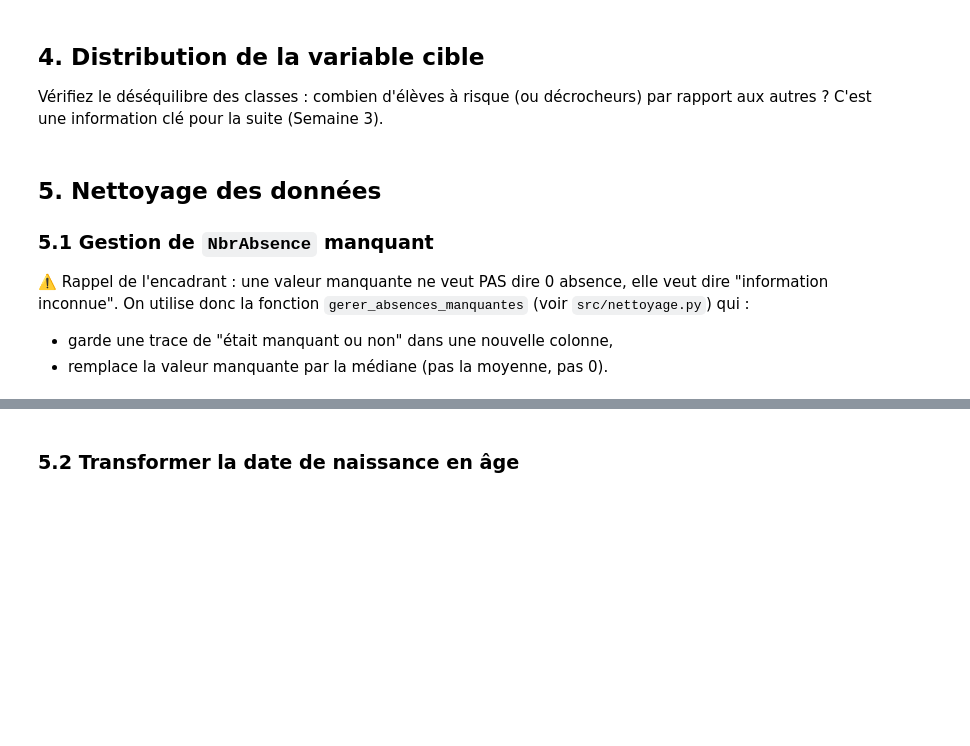
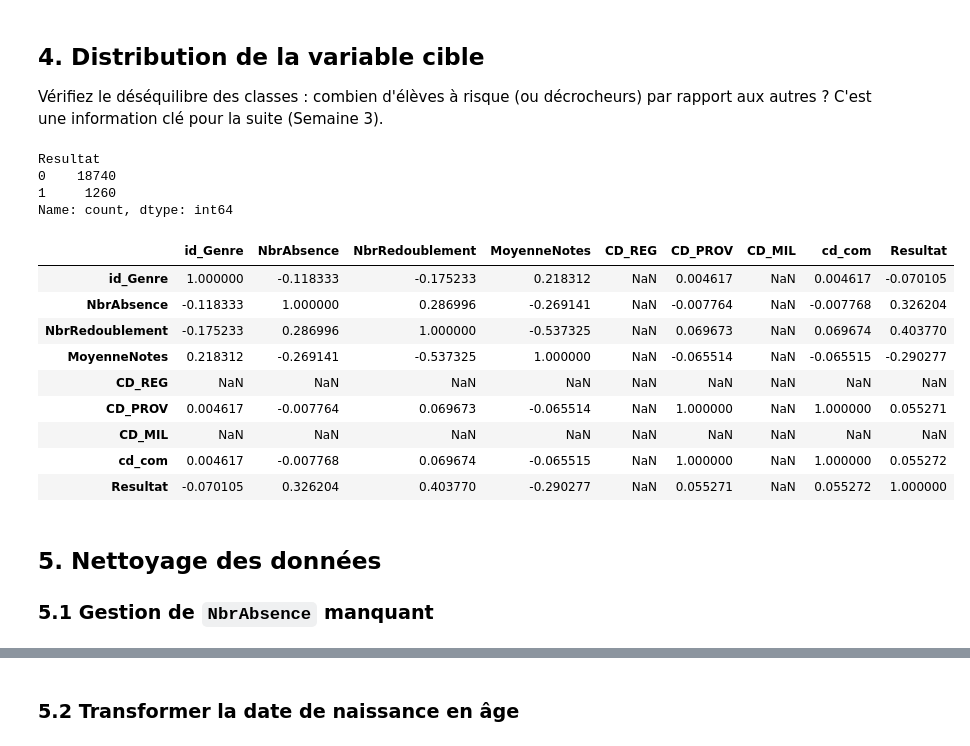
Before and after one commit to ouiamouatat26-gif/dropoutia, a Jupyter notebook: notebooks/01_exploration_nettoyage.ipynb, the cells around one changed output, grey strips where cells are left out. Drawn from its saved outputs; the diff is of its cells as text; code cells hidden in the pictures; blank space fills up the shorter version.

Commit message:
Nettoyage des deux jeux de donnees termine

```diff
--- a/notebooks/01_exploration_nettoyage.ipynb
+++ b/notebooks/01_exploration_nettoyage.ipynb
@@ -8,3 +8,13 @@ Ce notebook fait deux choses :
 À chaque étape, lisez le commentaire avant d'exécuter la cellule.
 # %% [markdown]
 ## 1. Chargement des données brutes
+# %%
+import pandas as pd
+import numpy as np
+import sys
+sys.path.append("../src")
+import nettoyage
+
+df = pd.read_excel("../data/raw/decrochage_19072026.xlsx")
+print(df.shape)
+df.head()
@@ -27,16 +94,29 @@ par rapport aux autres ? C'est une information clé pour la suite (Semaine 3).
 # Adaptez le nom de la colonne cible selon votre fichier
 # (id_niveauRisqueInit pour le risque, Resultat pour le décrochage)
 df['Resultat'].value_counts()
+# %% [output]
+Resultat
+0    18740
+1     1260
+Name: count, dtype: int64
+# %%
+# 1. Corrélations entre variables numériques
+df.corr(numeric_only=True)
+# %% [output]
+|  | id_Genre | NbrAbsence | NbrRedoublement | MoyenneNotes | CD_REG | CD_PROV | CD_MIL | cd_com | Resultat |
+| id_Genre | 1.000000 | -0.118333 | -0.175233 | 0.218312 | NaN | 0.004617 | NaN | 0.004617 | -0.070105 |
+| NbrAbsence | -0.118333 | 1.000000 | 0.286996 | -0.269141 | NaN | -0.007764 | NaN | -0.007768 | 0.326204 |
+| NbrRedoublement | -0.175233 | 0.286996 | 1.000000 | -0.537325 | NaN | 0.069673 | NaN | 0.069674 | 0.403770 |
+| MoyenneNotes | 0.218312 | -0.269141 | -0.537325 | 1.000000 | NaN | -0.065514 | NaN | -0.065515 | -0.290277 |
+| CD_REG | NaN | NaN | NaN | NaN | NaN | NaN | NaN | NaN | NaN |
+| CD_PROV | 0.004617 | -0.007764 | 0.069673 | -0.065514 | NaN | 1.000000 | NaN | 1.000000 | 0.055271 |
+| CD_MIL | NaN | NaN | NaN | NaN | NaN | NaN | NaN | NaN | NaN |
+| cd_com | 0.004617 | -0.007768 | 0.069674 | -0.065515 | NaN | 1.000000 | NaN | 1.000000 | 0.055272 |
+| Resultat | -0.070105 | 0.326204 | 0.403770 | -0.290277 | NaN | 0.055271 | NaN | 0.055272 | 1.000000 |
 # %% [markdown]
 ## 5. Nettoyage des données
 
 ### 5.1 Gestion de `NbrAbsence` manquant
-
-⚠️ Rappel de l'encadrant : une valeur manquante ne veut PAS dire 0 absence,
-elle veut dire "information inconnue". On utilise donc la fonction
-`gerer_absences_manquantes` (voir `src/nettoyage.py`) qui :
-- garde une trace de "était manquant ou non" dans une nouvelle colonne,
-- remplace la valeur manquante par la médiane (pas la moyenne, pas 0).
 # %%
 df = nettoyage.gerer_absences_manquantes(df, colonne="NbrAbsence")
 df[["NbrAbsence", "NbrAbsence_manquant"]].head(10)
```
Also changed, not shown: parts of 10 cells of this notebook, 4 other files.
